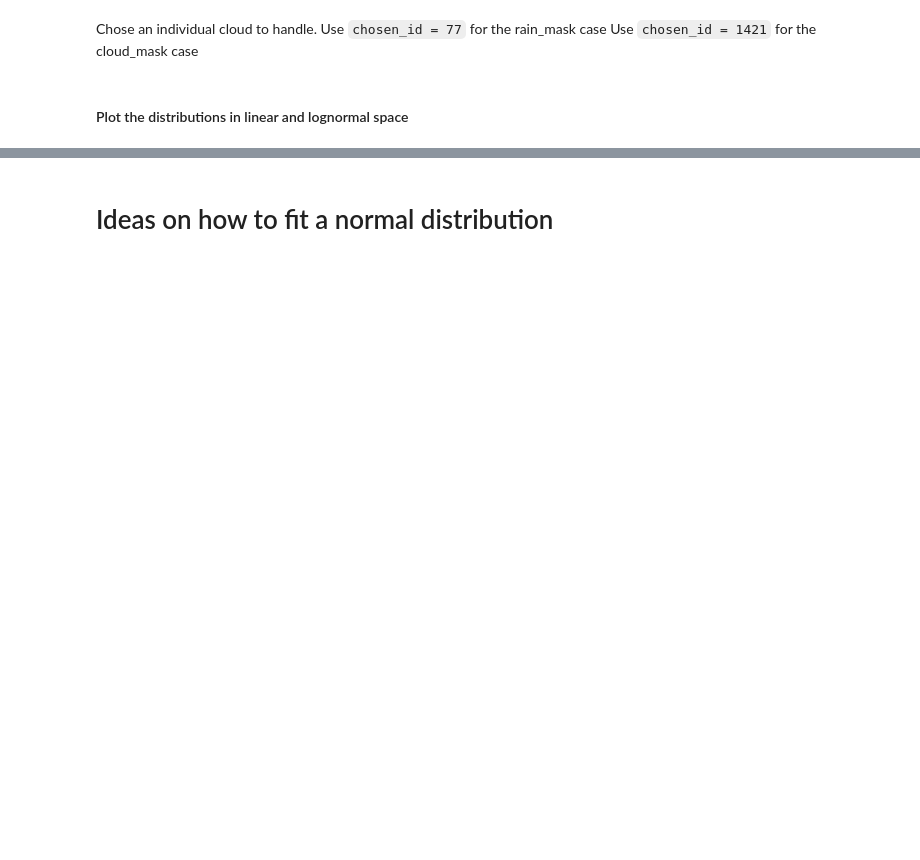
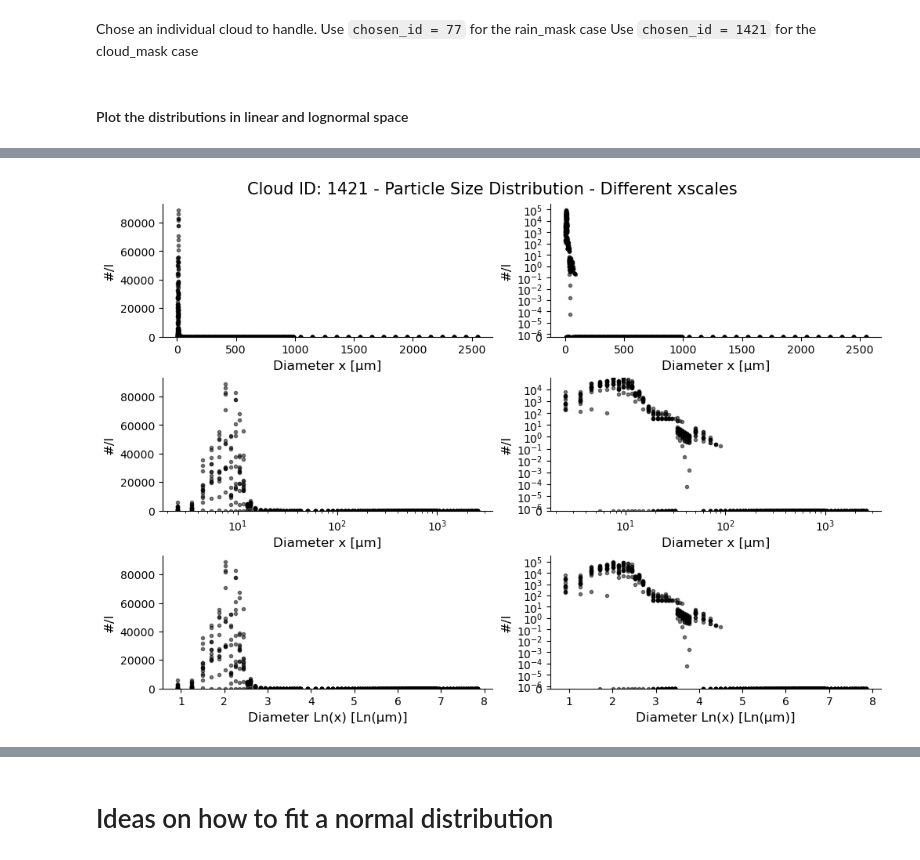
Before and after one commit to nilsnevertree/sdm-eurec4a, a Jupyter notebook: scripts/CLEO/initalize/fitting_psd.ipynb, the cells around one changed output, grey strips where cells are left out. Drawn from its saved outputs; the diff is of its cells as text; code cells hidden in the pictures; blank space fills up the shorter version.

Commit message:
distribution fitting with correct units

```diff
--- a/scripts/CLEO/initalize/fitting_psd.ipynb
+++ b/scripts/CLEO/initalize/fitting_psd.ipynb
@@ -132,6 +98,14 @@ ds_cloudcomposite = match_clouds_and_cloudcomposite(
     ds_cloud=ds_cloud,
     ds_cloudcomposite=cloud_composite,
 )
-ds_cloudcomposite
+
+# Make sure to have the total number of particles in the cloud See also #28 on GitHub
+attrs = ds_cloudcomposite["particle_size_distribution"].attrs
+attrs.update({
+    "unit": "#/L",
+    "comment": "histogram: each bin gives the number of droplets per liter of air, NOT normalized by the bin width",
+    })
+ds_cloudcomposite["particle_size_distribution"] = ds_cloudcomposite['particle_size_distribution'] * ds_cloudcomposite["bin_width"]
+ds_cloudcomposite["particle_size_distribution"].attrs = attrs
 # %% [markdown]
 #### Plot the distributions in linear and lognormal space
@@ -140,42 +112,54 @@ Compare Particle Size Distribution **WITH and WITHOUT normalized** by bin width
 # %%
 style = dict(
     marker=".",
     linestyle="none",
     color="k",
     alpha=0.5,
 )
-fig, axs = plt.subplots(
-    nrows=1, ncols=2, figsize=(10, 5), sharex=True, sharey=True, layout="constrained"
-)
+psd = ds_cloudcomposite["particle_size_distribution"]
+symlog = symlog_from_array(psd)
 
-fig.suptitle(f"Cloud ID: {chosen_id} - Particle Size Distribution - Norm and NOT Norm")
+fig, axss = plt.subplots(3, 2, figsize=(10, 7), layout="constrained")
 
-psd = ds_cloudcomposite["particle_size_distribution"]
-symlog = symlog_from_array(psd, axes=axs[0])
-axs[0].plot(
-    psd["diameter"],
-    psd,
-    **style,
-)
-axs[0].set_title("Counts  #/l/µm\nnormalization by bin width")
-axs[0].set_xscale("log")
-axs[0].set_yscale(symlog)
-axs[0].set_xlabel("Diameter x [µm]")
-axs[0].set_ylabel("Counts [#/l/µm]")
 
-psd = ds_cloudcomposite["particle_size_distribution"] * ds_cloudcomposite["bin_width"]
-symlog = symlog_from_array(psd, axes=axs[1])
-axs[1].plot(
-    psd["diameter"],
-    psd,
-    **style,
-)
-axs[1].set_title("Total Counts #/l \nwithout normalization by bin width")
-axs[1].set_xscale("log")
-axs[1].set_yscale(symlog)
-axs[1].set_xlabel("Diameter x [µm]")
-axs[1].set_ylabel("Counts [#/l]")
+fig.suptitle(f"Cloud ID: {chosen_id} - Particle Size Distribution - Different xscales")
 
-for ax in axs.flatten():
+for axs in axss.T:
+    axs[0].plot(
+        psd["diameter"],
+        psd,
+        **style,
+    )
+    # axs[0].set_title("Linear of x")
+    axs[0].set_xlabel("Diameter x [µm]")
+    axs[0].set_ylabel("Counts [#/l]")
+    axs[1].plot(
+        psd["diameter"],
+        psd,
+        **style,
+    )
+    axs[1].set_xscale("log")
+    # axs[1].set_title("Linear of x on log10 scale")
+    axs[1].set_xlabel("Diameter x [µm]")
+    axs[1].set_ylabel("Counts [#/l]")
+
+    axs[2].plot(
+        np.log(psd["diameter"]),
+        psd,
+        **style,
+    )
+    # axs[2].set_title("Linear of Ln(x)")
+    axs[2].set_xlabel("Diameter Ln(x) [Ln(µm)]")
+    axs[2].set_ylabel("Counts [#/l]")
+
+for axs in axss.T[1]:
+    axs.set_yscale(symlog)
+
+for ax in axss.flatten():
+    ax.set_ylabel("#/l")
     ax.set_ylim(0, None)
-    ax.grid(True)
+
+fig.savefig(fig_path / Path(f"all_scales_psd_{mask_name}_cloud_{chosen_id}.png"), dpi=300)
+fig.savefig(fig_path / Path(f"all_scales_psd_{mask_name}_cloud_{chosen_id}.svg"))
+# %% [output]
+[figure, added]
```
Also changed, not shown: parts of 47 cells of this notebook, 1 other file.
